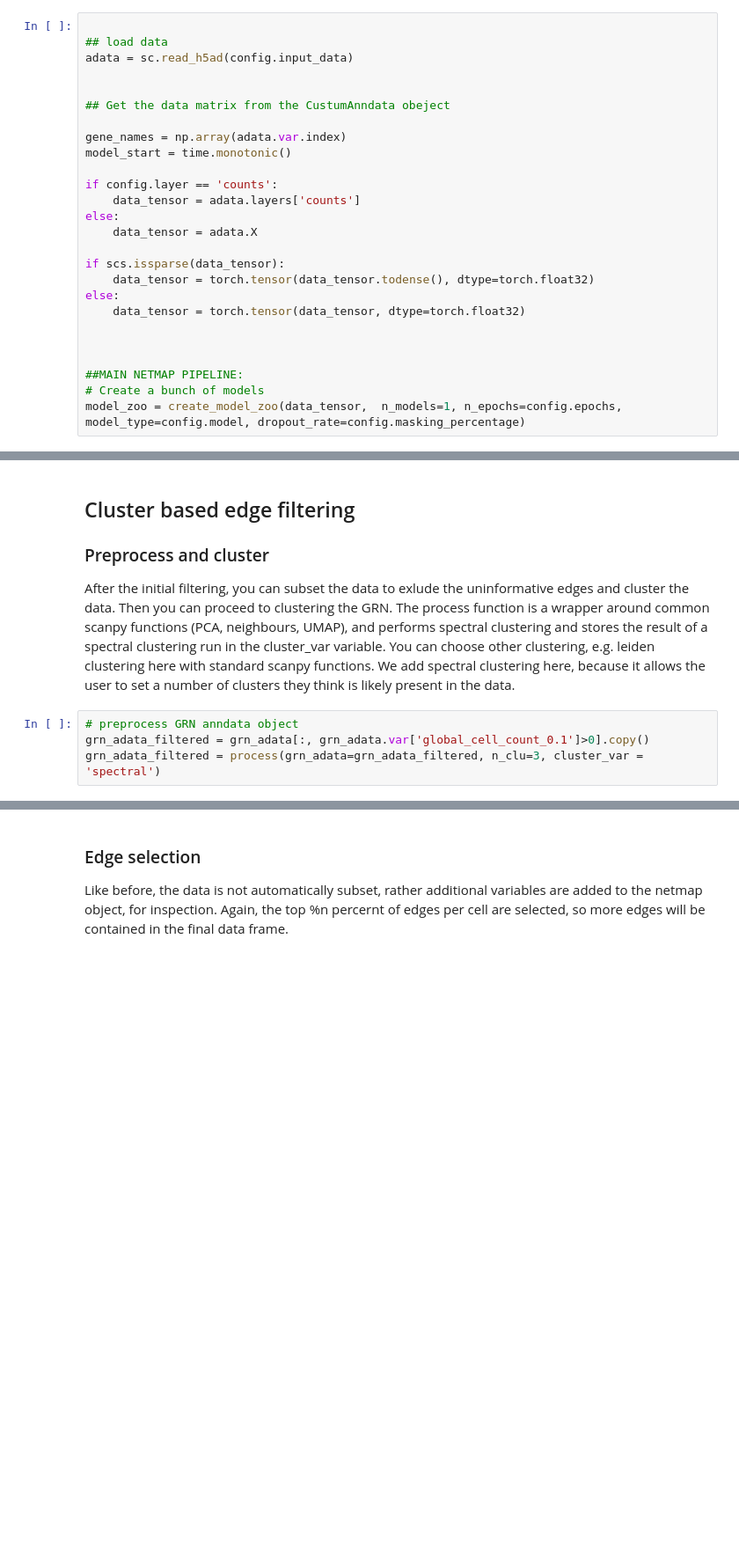
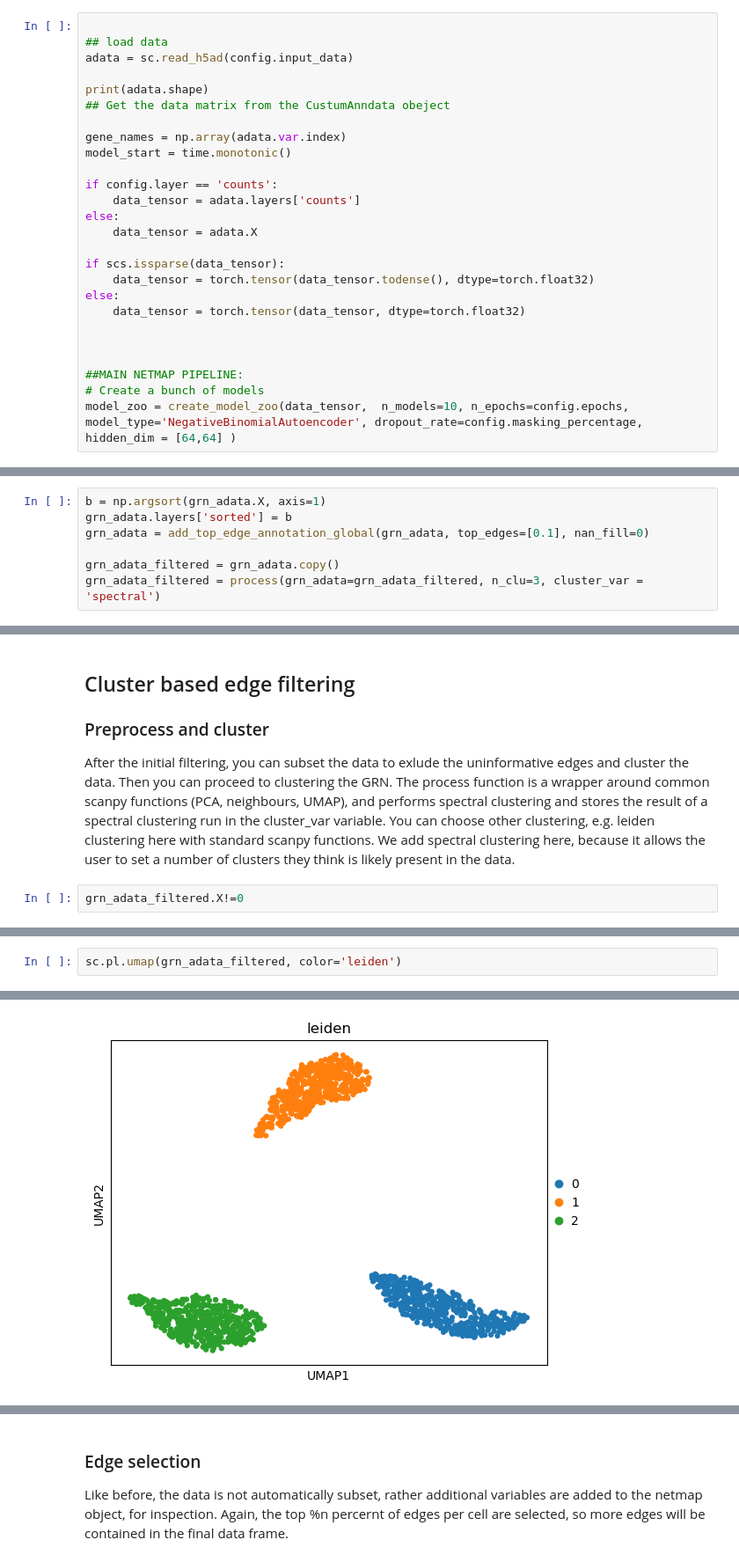
Before and after one commit to bionetslab/netmap, a Jupyter notebook: tutorials/netmap_full_tutorial.ipynb, the cells around one changed output, grey strips where cells are left out. Shown: that part at 88% size. Drawn from its saved outputs; the diff is of its cells as text; blank space fills up the shorter version.

```diff
--- a/tutorials/netmap_full_tutorial.ipynb
+++ b/tutorials/netmap_full_tutorial.ipynb
@@ -51,7 +51,7 @@ config = NetmapConfig.read_yaml(config)
 ## load data
 adata = sc.read_h5ad(config.input_data)
 
-
+print(adata.shape)
 ## Get the data matrix from the CustumAnndata obeject
 
 gene_names = np.array(adata.var.index)
@@ -71,5 +71,5 @@ else:
 
 ##MAIN NETMAP PIPELINE:
 # Create a bunch of models
-model_zoo = create_model_zoo(data_tensor,  n_models=1, n_epochs=config.epochs, model_type=config.model, dropout_rate=config.masking_percentage)
+model_zoo = create_model_zoo(data_tensor,  n_models=10, n_epochs=config.epochs, model_type='NegativeBinomialAutoencoder', dropout_rate=config.masking_percentage, hidden_dim = [64,64] )
 # %% [output]
@@ -113,0 +110,7 @@ grn_adata = add_top_edge_annotation_global(grn_adata, top_edges=[0.1], nan_fill=
+# %%
+b = np.argsort(grn_adata.X, axis=1)
+grn_adata.layers['sorted'] = b
+grn_adata = add_top_edge_annotation_global(grn_adata, top_edges=[0.1], nan_fill=0)
+
+grn_adata_filtered = grn_adata.copy()
+grn_adata_filtered = process(grn_adata=grn_adata_filtered, n_clu=3, cluster_var = 'spectral')
@@ -116,7 +123,5 @@ grn_adata = add_top_edge_annotation_global(grn_adata, top_edges=[0.1], nan_fill=
 ### Preprocess and cluster
 After the initial filtering, you can subset the data to exlude the uninformative edges and cluster the data. Then you can proceed to clustering the GRN. The process function is a wrapper around common scanpy functions (PCA, neighbours, UMAP), and performs spectral clustering and stores the result of a spectral clustering run in the cluster_var variable. You can choose other clustering, e.g. leiden clustering here with standard scanpy functions. We add spectral clustering here, because it allows the user to set a number of clusters they think is likely present in the data.
 # %%
-# preprocess GRN anndata object
-grn_adata_filtered = grn_adata[:, grn_adata.var['global_cell_count_0.1']>0].copy()
-grn_adata_filtered = process(grn_adata=grn_adata_filtered, n_clu=3, cluster_var = 'spectral')
+grn_adata_filtered.X!=0
 # %% [output]
@@ -123,0 +153,3 @@ clustering: 3 clusters
+# %%
+sc.pl.umap(grn_adata_filtered, color='leiden')
+# %% [output]
@@ -123,0 +158 @@ clustering: 3 clusters
+[figure, added]
```
Also changed, not shown: parts of 27 cells of this notebook, 7 other files.
